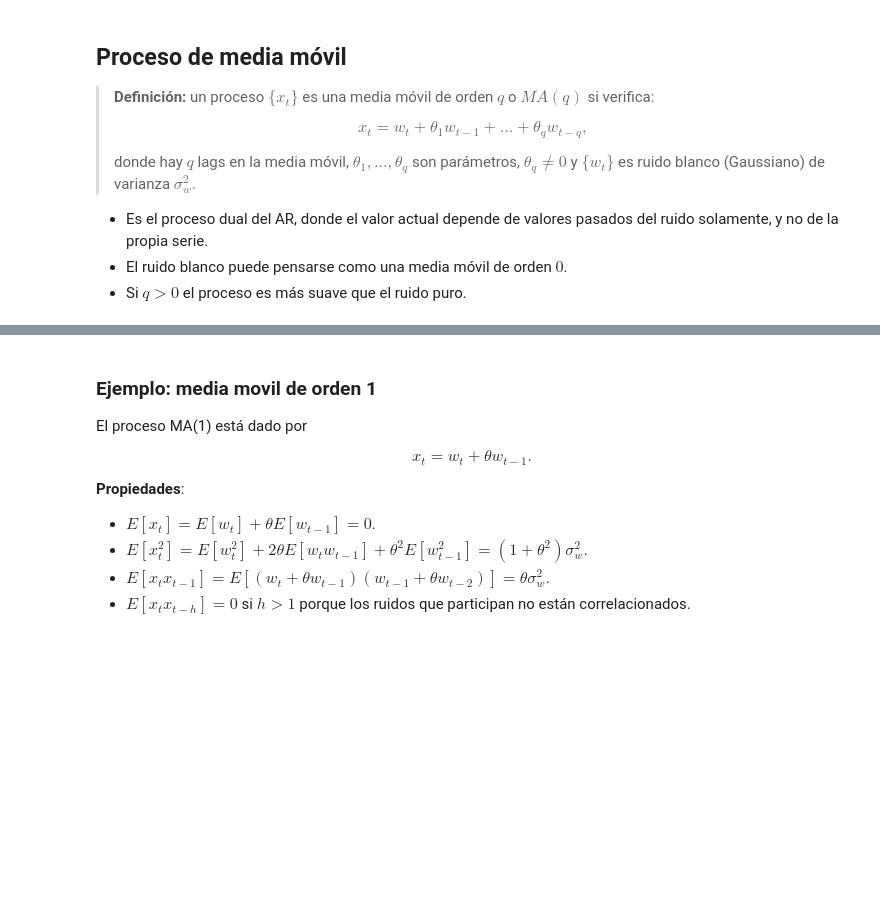
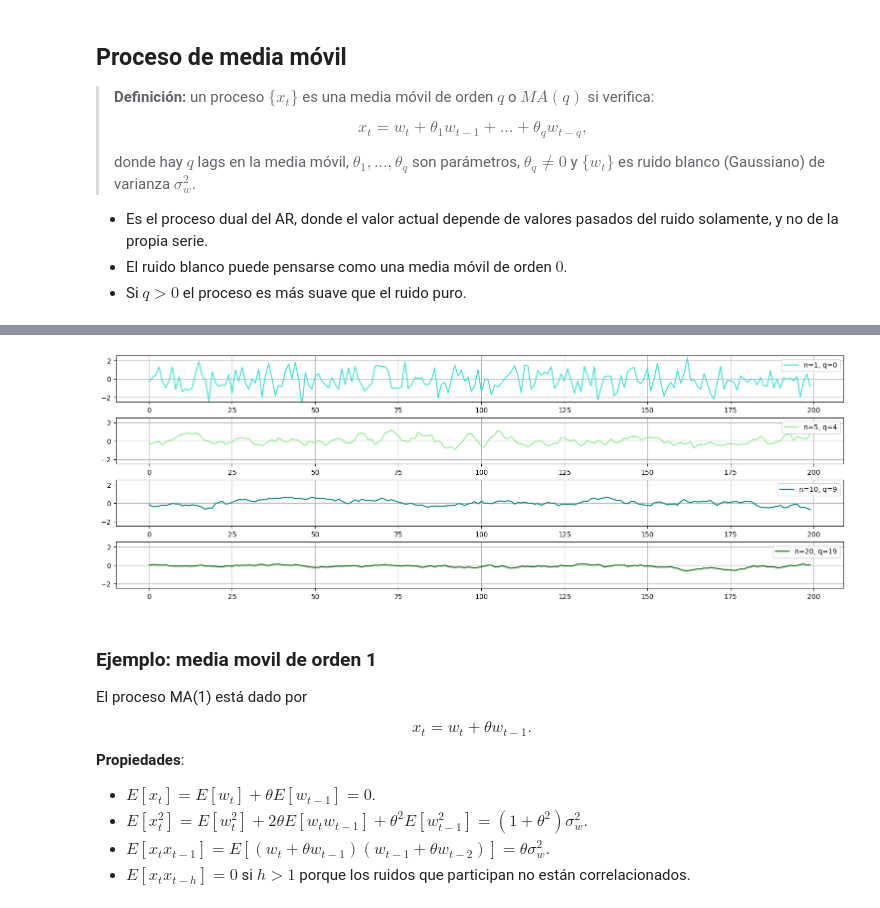
Before and after one commit to aferragu/curso_series_temporales, a Jupyter notebook: 3- Modelos ARMA y ARIMA/Modelos de media movil y ARMA.ipynb, the cells around one changed output, grey strips where cells are left out. Saved outputs shown, nothing was run; the diff lists cells and outputs as text; code cells hidden in the pictures; blank space fills up the shorter version.

```diff
--- a/3- Modelos ARMA y ARIMA/Modelos de media movil y ARMA.ipynb
+++ b/3- Modelos ARMA y ARIMA/Modelos de media movil y ARMA.ipynb
@@ -58,3 +79,18 @@ tsplot(arima.sim(list(order=c(0,0,20), ma=rep(1,20)), n=200), col=7, lwd=2, ylab
+# %%
+## Ejemplo: media movil de orden variable
+j=1
+cmap = ['turquoise','lightgreen','teal','darkgreen']
+for n in [1,5,10,20]:
+    q=n-1
+    x=arma_generate_sample([n],np.ones(n),200)
+    x=pd.Series(x)
+    plt.subplot(4,1,j)
+    plt.plot(x,label=f"n={n}, q={q}", color=cmap[j-1]);
+    plt.ylim(-2.5,2.5)
+    plt.legend(loc='upper right');
+    j=j+1
+# %% [output]
+[figure, added]
 # %% [markdown]
 ### Ejemplo: media movil de orden 1
 
```
Also changed, not shown: parts of 45 cells of this notebook.
